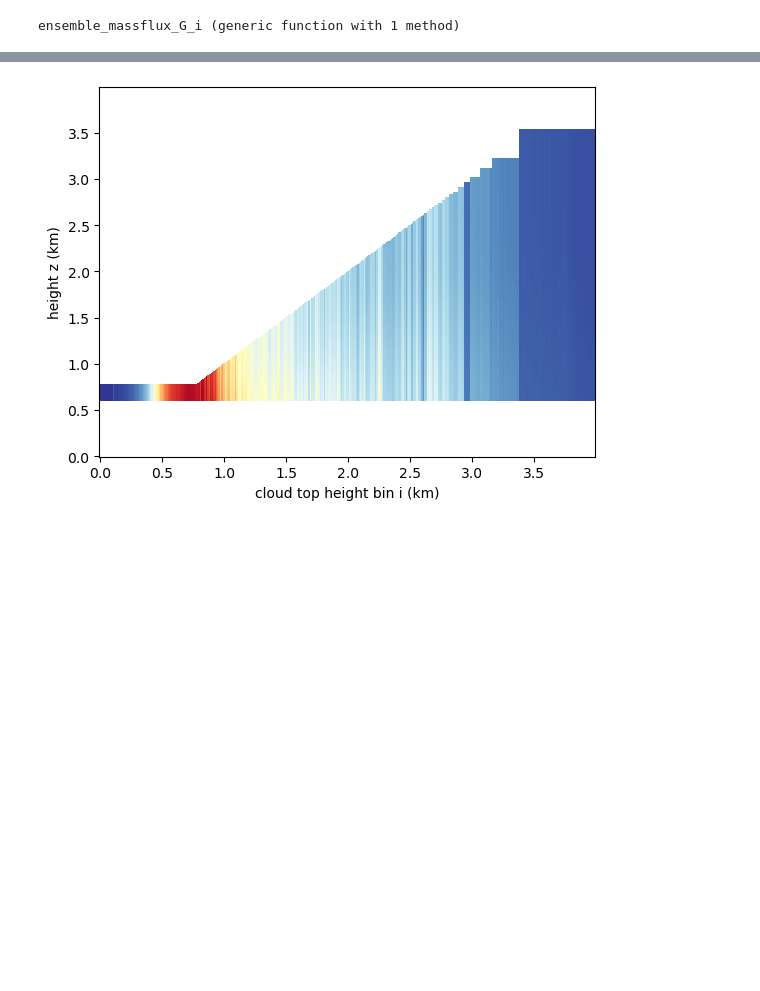
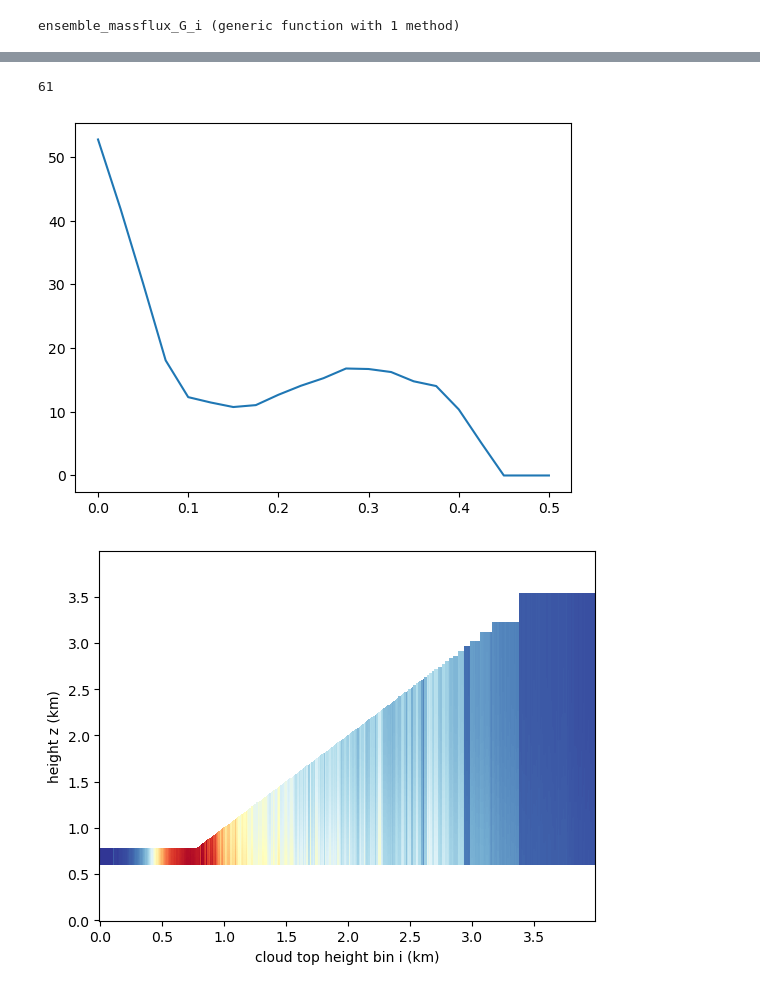
Before and after one commit to deszoeke/trade-cu-model, a Jupyter notebook: src/julia/flux-model-xp53.ipynb, the cells around one changed output, grey strips where cells are left out. Drawn from its saved outputs; the diff is of its cells as text; code cells hidden in the pictures; blank space fills up the shorter version.

```diff
--- a/src/julia/flux-model-xp53.ipynb
+++ b/src/julia/flux-model-xp53.ipynb
@@ -1087,5 +1080,22 @@ function ensemble_massflux_G_i(; ztop=zt53, Fcld=Fcld53, w=w53, ai=cth_cloudfrac
     ensemble_massflux_G_i!(awi, aFcldi; ztop=ztop, Fcld=Fcld, w=w, ai=ai, cthbins=cthbins)
     awi, aFcldi
 end
+
+"""
+calc_M_var(wi, aiaj, ai)
+calculate the variance of the mass flux M, <M'^2> from the modeled vertical velocity,
+as a functon of cloud top height, for one reflectance bin.
+Sums up over cloud top height categories i, weighting by cloud fraction.
+
+Mvar_byrefl = [ calc_M_var(w,    cth_lowcloudfrac2_byrefl[rb,:,:], cth_lowcloudfrac_byrefl[rb,:]) for rb in eachindex(refl_bin) ]
+Gvar_byrefl = [ calc_M_var(Fcld, cth_lowcloudfrac2_byrefl[rb,:,:], cth_lowcloudfrac_byrefl[rb,:]) for rb in eachindex(refl_bin) ]
+"""
+function calc_M_var(w, aiaj, ai)
+    Mvar = 0
+    for i in eachindex(w), j in eachindex(w)
+        Mvar += w[i]*w[j] * (aiaj[i,j] - ai[i]*ai[j])
+    end
+    return Mvar
+end
 # %% [output]
 ensemble_massflux_G_i (generic function with 1 method)
@@ -1124,3 +1139,21 @@ ensemble_massflux_G_i!(M_i_std, Gcld_i_std; ztop=zt53, Fcld=Fcldm, w=w53, ai=ais
 
 # cloud fraction is already normalized by area of tiles with the given mean reflectance
+# %%
+size(w53[:,iz]) # 3100, 600
+icb
+# %% [output]
+61
+# %%
+# calculate the variance of the mass flux M, <M'^2>
+
+Mvar_byrefl = [ calc_M_var(w53[icb,iz],   cth_lowcloudfrac2_byrefl[rb,:,:], cth_lowcloudfrac_byrefl[rb,:]) for rb in eachindex(refl_bin) ]
+Gvar_byrefl = [ calc_M_var(Fcldm[icb,iz],  cth_lowcloudfrac2_byrefl[rb,:,:], cth_lowcloudfrac_byrefl[rb,:]) for rb in eachindex(refl_bin) ]
+Mstd_byrefl = sqrt.(complex.(Mvar_byrefl))
+Gstd_byrefl = sqrt.(complex.(Gvar_byrefl))
+
+close("all")
+plot(refl_bin, Mstd_byrefl)
+display(gcf())
+# %% [output]
+[figure, added]
 # %%
```
Also changed, not shown: parts of 10 cells of this notebook.
